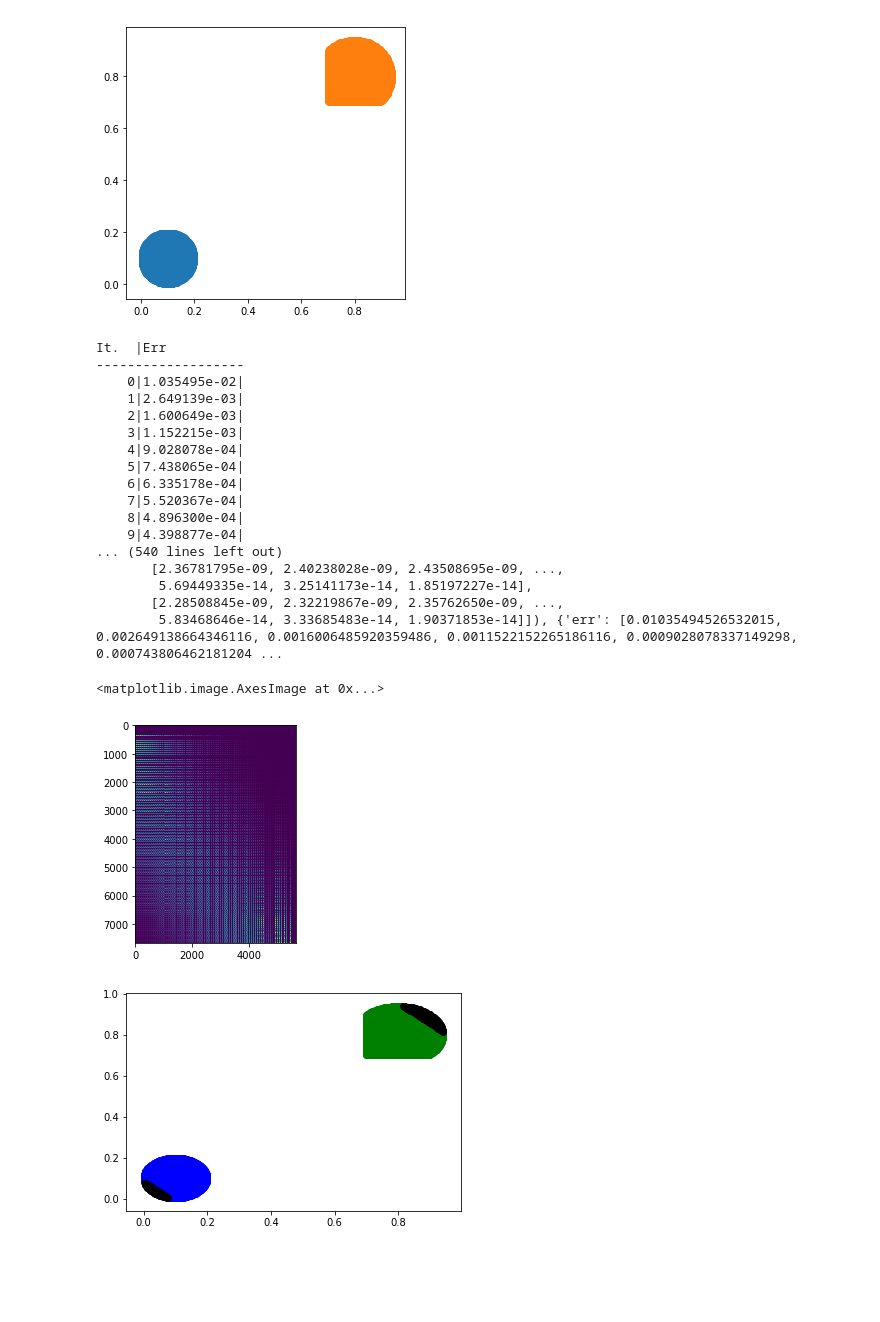
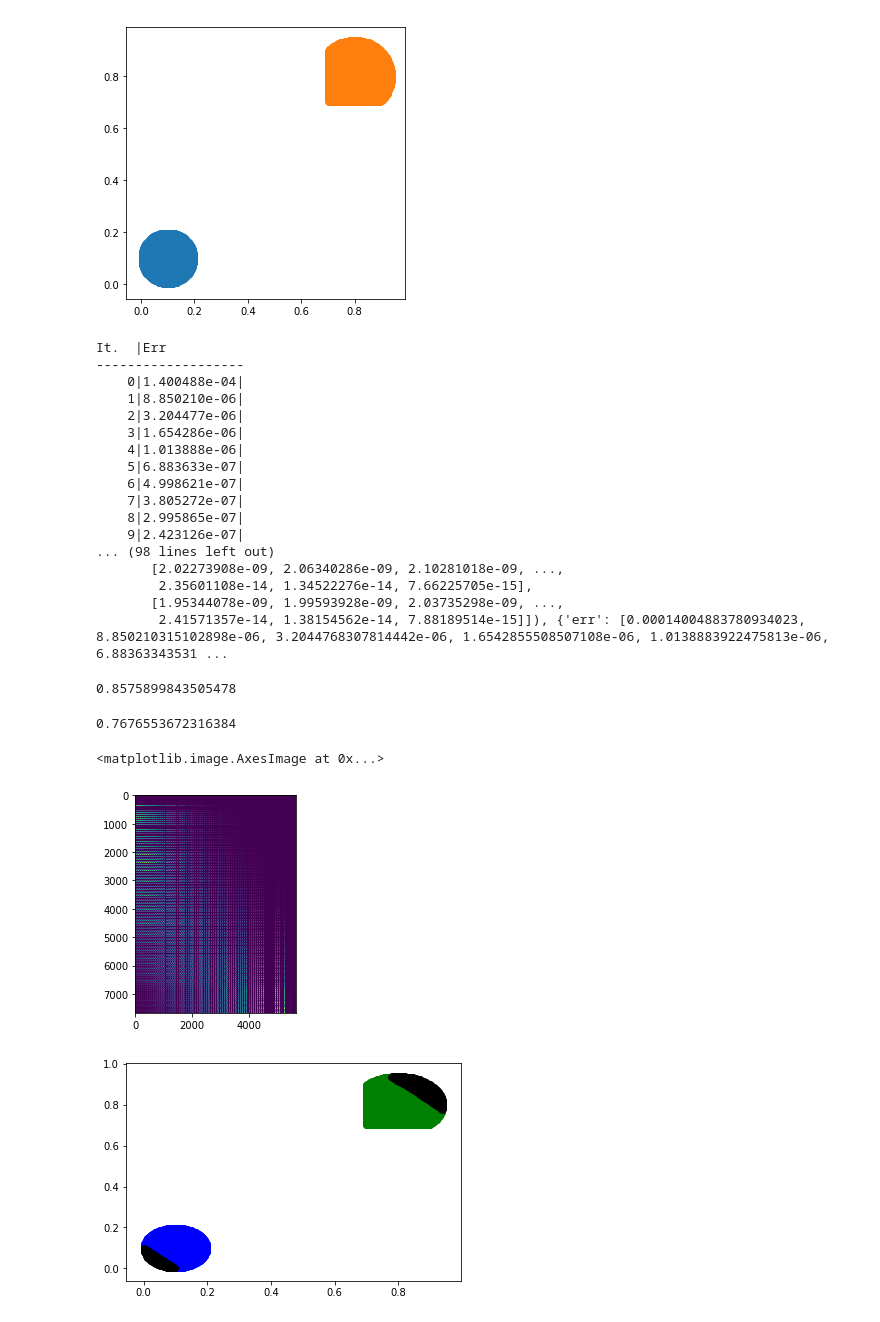
Before and after one commit to grapefroot/ot-numerical-experiments, a Jupyter notebook: notebooks/partial transport.ipynb, the cells around one changed output. Saved outputs shown, nothing was run; the diff lists cells and outputs as text; code cells hidden in the pictures; blank space fills up the shorter version.

```diff
--- a/notebooks/partial transport.ipynb
+++ b/notebooks/partial transport.ipynb
@@ -48,29 +48,37 @@ plt.show()
 a = np.ones(distance_matrix.shape[0]) / distance_matrix.shape[0]
 b = np.ones(distance_matrix.shape[1]) / distance_matrix.shape[1]
 # %%
-coupling = ot.bregman.partial_transport(a, b, distance_matrix, reg=0.005, verbose=20, stopThr=1e-9, theta=1e-9, m=0.7, log=True)
+coupling = ot.bregman.partial_transport(a, b, distance_matrix, reg=0.005, verbose=20, stopThr=1e-9, theta=1e-9, m=0.8, log=True)
 print(coupling)
 # %% [output]
 It.  |Err
 -------------------
-    0|1.035495e-02|
-    1|2.649139e-03|
-    2|1.600649e-03|
-    3|1.152215e-03|
-    4|9.028078e-04|
-    5|7.438065e-04|
-    6|6.335178e-04|
-    7|5.520367e-04|
-    8|4.896300e-04|
-    9|4.398877e-04|
-... (540 lines left out)
-       [2.36781795e-09, 2.40238028e-09, 2.43508695e-09, ...,
-        5.69449335e-14, 3.25141173e-14, 1.85197227e-14],
-       [2.28508845e-09, 2.32219867e-09, 2.35762650e-09, ...,
-        5.83468646e-14, 3.33685483e-14, 1.90371853e-14]]), {'err': [0.01035494526532015, 0.002649138664346116, 0.0016006485920359486, 0.0011522152265186116, 0.0009028078337149298, 0.000743806462181204 ...
+    0|1.400488e-04|
+    1|8.850210e-06|
+    2|3.204477e-06|
+    3|1.654286e-06|
+    4|1.013888e-06|
+    5|6.883633e-07|
+    6|4.998621e-07|
+    7|3.805272e-07|
+    8|2.995865e-07|
+    9|2.423126e-07|
+... (98 lines left out)
+       [2.02273908e-09, 2.06340286e-09, 2.10281018e-09, ...,
+        2.35601108e-14, 1.34522276e-14, 7.66225705e-15],
+       [1.95344078e-09, 1.99593928e-09, 2.03735298e-09, ...,
+        2.41571357e-14, 1.38154562e-14, 7.88189514e-15]]), {'err': [0.00014004883780934023, 8.850210315102898e-06, 3.2044768307814442e-06, 1.6542855508507108e-06, 1.0138883922475813e-06, 6.88363343531 ...
 # %%
 p = coupling[0].sum(axis=1) / 0.7
 q = coupling[0].sum(axis=0) / 0.7
+# %%
+(p >= 1e-6).mean()
+# %% [output]
+0.8575899843505478
+# %%
+(q >= 1e-6).mean()
+# %% [output]
+0.7676553672316384
 # %%
 def draw_points_1(threshold):
     zero_from_first = (p < threshold)
@@ -85,8 +93,8 @@ def draw_points_1(threshold):
 plt.imshow(coupling[0])
 # %% [output]
 <matplotlib.image.AxesImage at 0x...>
-[figure, old version]
+[figure, new version]
 # %%
-draw_points_1(threshold=1e-10)
+draw_points_1(threshold=1e-9)
 # %% [output]
-[figure, old version]
+[figure, new version]
```
Also changed, not shown: 8 other files.
